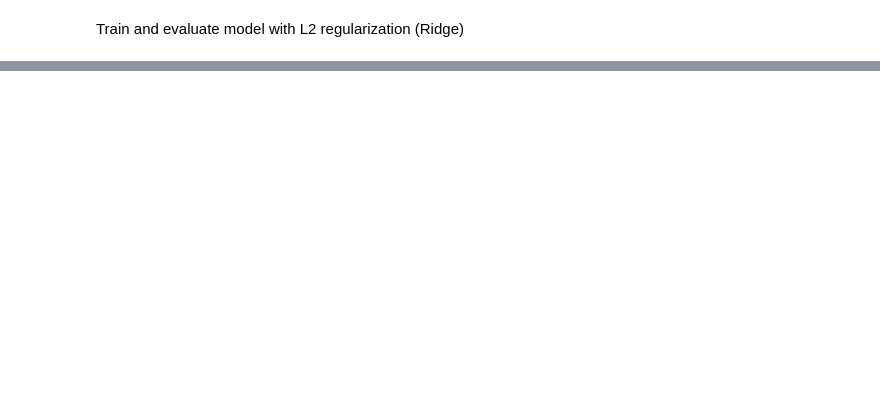
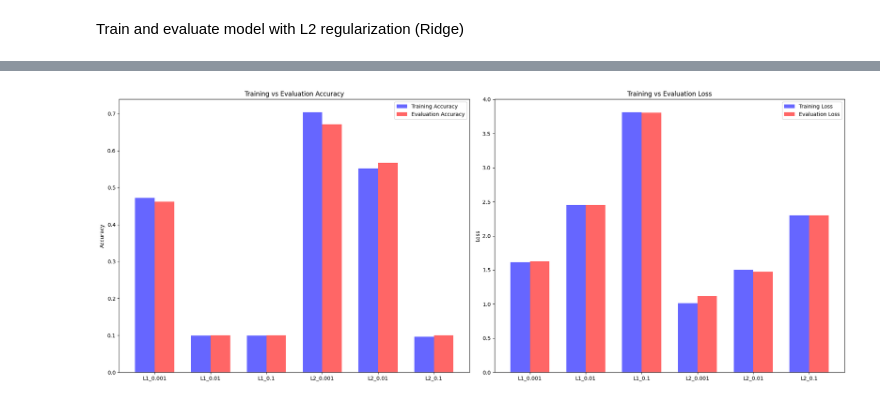
Before and after one commit to AryanMithbawkar/Overfitting-and-Underfitting-with-Regularization-on-CIFAR-10, a Jupyter notebook: CIFAR-10.ipynb, the cells around one changed output, grey strips where cells are left out. Drawn from its saved outputs; the diff is of its cells as text; code cells hidden in the pictures; blank space fills up the shorter version.

```diff
--- a/CIFAR-10.ipynb
+++ b/CIFAR-10.ipynb
@@ -244,2 +296,28 @@ plt.show()
+# %%
+width = 0.35
+
+fig, axes = plt.subplots(1, 2, figsize=(20, 8))
+
+
+axes[0].bar(x - width/2, train_accuracies, width, label='Training Accuracy', color='blue', alpha=0.6)
+axes[0].bar(x + width/2, eval_accuracies, width, label='Evaluation Accuracy', color='red', alpha=0.6)
+axes[0].set_title('Training vs Evaluation Accuracy')
+axes[0].set_ylabel('Accuracy')
+axes[0].set_xticks(x)
+axes[0].set_xticklabels(labels)
+axes[0].legend()
+
+axes[1].bar(x - width/2, train_losses, width, label='Training Loss', color='blue', alpha=0.6)
+axes[1].bar(x + width/2, eval_losses, width, label='Evaluation Loss', color='red', alpha=0.6)
+axes[1].set_title('Training vs Evaluation Loss')
+axes[1].set_ylabel('Loss')
+axes[1].set_xticks(x)
+axes[1].set_xticklabels(labels)
+axes[1].legend()
+
+plt.tight_layout()
+plt.show()
+# %% [output]
+[figure, added]
 # %% [markdown]
 # Report on Overfitting and Underfitting with Regularization on CIFAR-10
```
Also changed, not shown: parts of 12 cells of this notebook, 5 other files.
